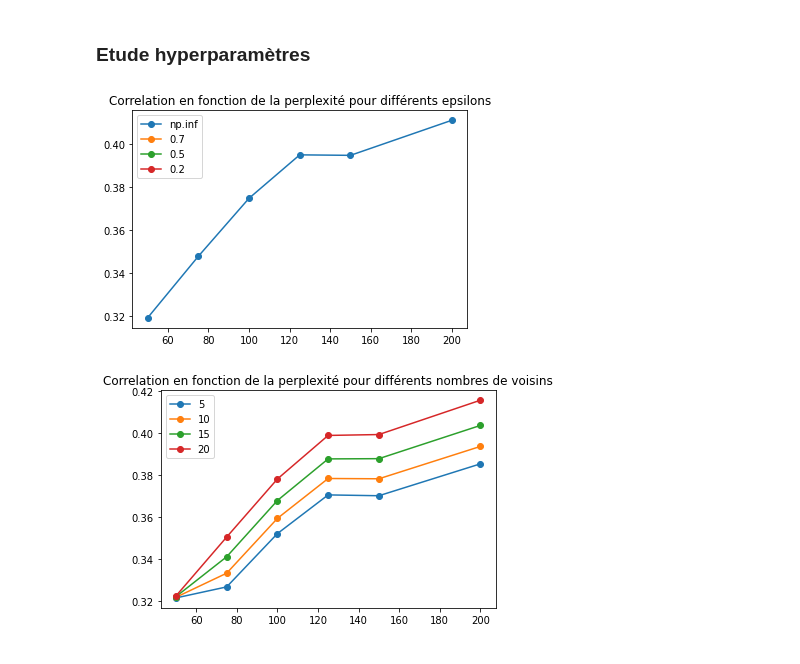
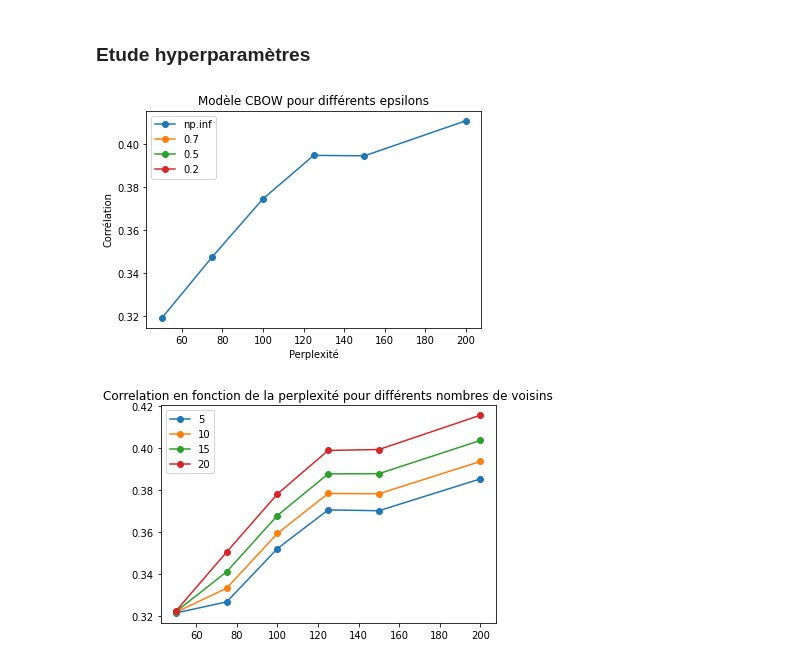
Before and after one commit to dmkant/projet-statistique-2022, a Jupyter notebook: reduction_dim/MDS/reduction_dim.ipynb, the cells around one changed output. Drawn from its saved outputs; the diff is of its cells as text; code cells hidden in the pictures.

```diff
--- a/reduction_dim/MDS/reduction_dim.ipynb
+++ b/reduction_dim/MDS/reduction_dim.ipynb
@@ -35,42 +35,42 @@ X = data.values
 std_scale = preprocessing.StandardScaler().fit(X)
 X_scaled = std_scale.transform(X)
 mod_tsne=[]
-divergence=[]
 for index, p in enumerate([50,75,100,125,150,200]):
     tsne = TSNE(n_components = 2, perplexity=p, n_iter=2000, random_state=0)
     tsne_results = tsne.fit_transform(X_scaled)
     tsne_distance = euclidean_distances(tsne_results)
     mod_tsne.append(tsne_distance)
-    divergence.append(tsne.kl_divergence_)
 # %% [markdown]
 ### Etude hyperparamètres
 # %%
 #Etude de la perplexité et de epsilon
 x = np.array([50,75,100,125,150,200])
 correlation=[]
 correlation1=[]
 correlation2=[]
 correlation3=[]
 for i in range(len(mod_tsne)):
     c=correlation_epsilon(initial_distance=initial_distance_cbow,new_distance=mod_tsne[i],epsilon=np.inf)
     c1=correlation_epsilon(initial_distance=initial_distance_cbow,new_distance=mod_tsne[i],epsilon=0.7)
     c2=correlation_epsilon(initial_distance=initial_distance_cbow,new_distance=mod_tsne[i],epsilon=0.5)
     c3=correlation_epsilon(initial_distance=initial_distance_cbow,new_distance=mod_tsne[i],epsilon=0.2)
     correlation.append(c)
     correlation1.append(c1)
     correlation2.append(c2)
     correlation3.append(c3)
 
 plt.plot(x, correlation, "o-",label="np.inf")
 plt.plot(x, correlation1, "o-",label="0.7")
 plt.plot(x, correlation2,"o-", label= "0.5")
 plt.plot(x, correlation3,"o-",label="0.2")
 plt.legend()
-plt.title("Correlation en fonction de la perplexité pour différents epsilons")
+plt.xlabel("Perplexité")
+plt.ylabel("Corrélation")
+plt.title("Modèle CBOW pour différents epsilons")
 
 plt.show()
 # %% [output]
-[figure, old version]
+[figure, new version]
 # %%
 #Etude de la perplexité et du nb de voisins
 x = np.array([50,75,100,125,150,200])
```
Also changed, not shown: parts of 13 cells of this notebook, 1 other file.
